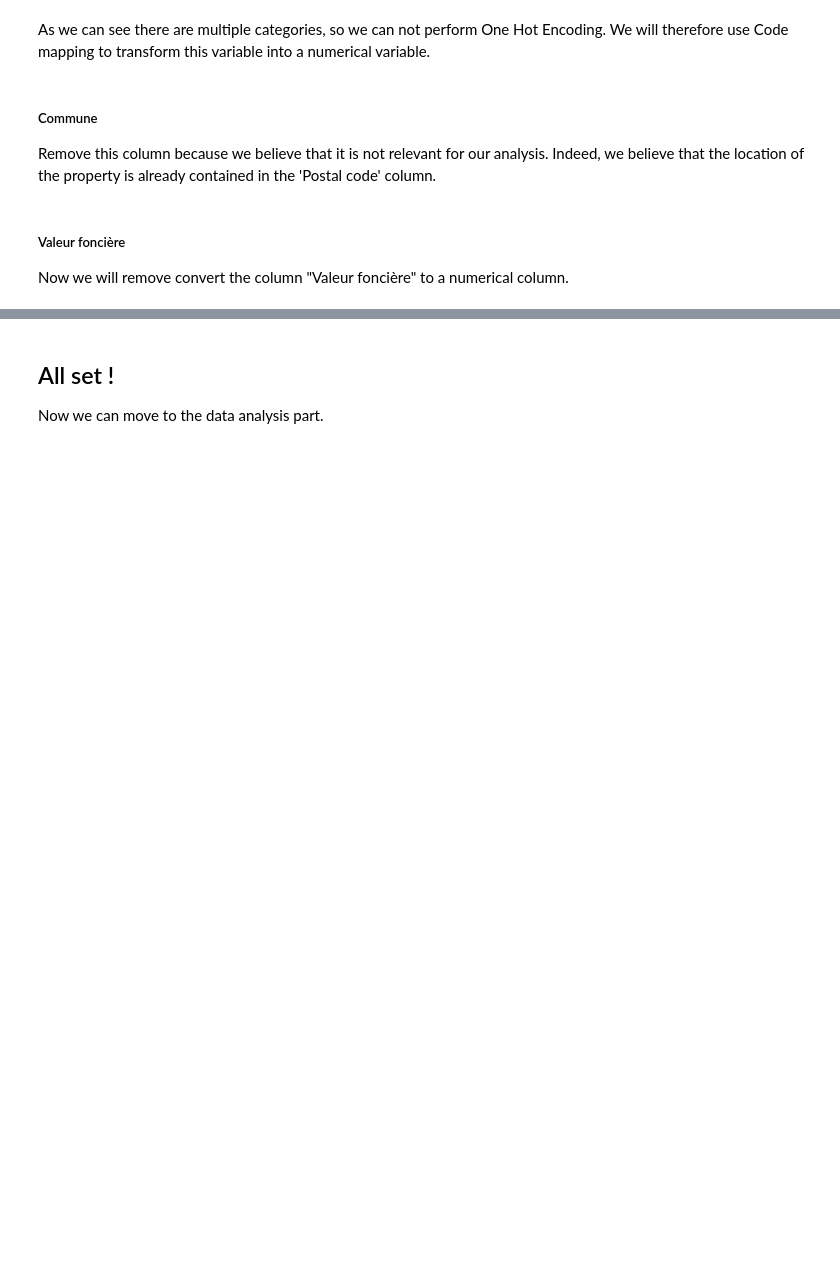
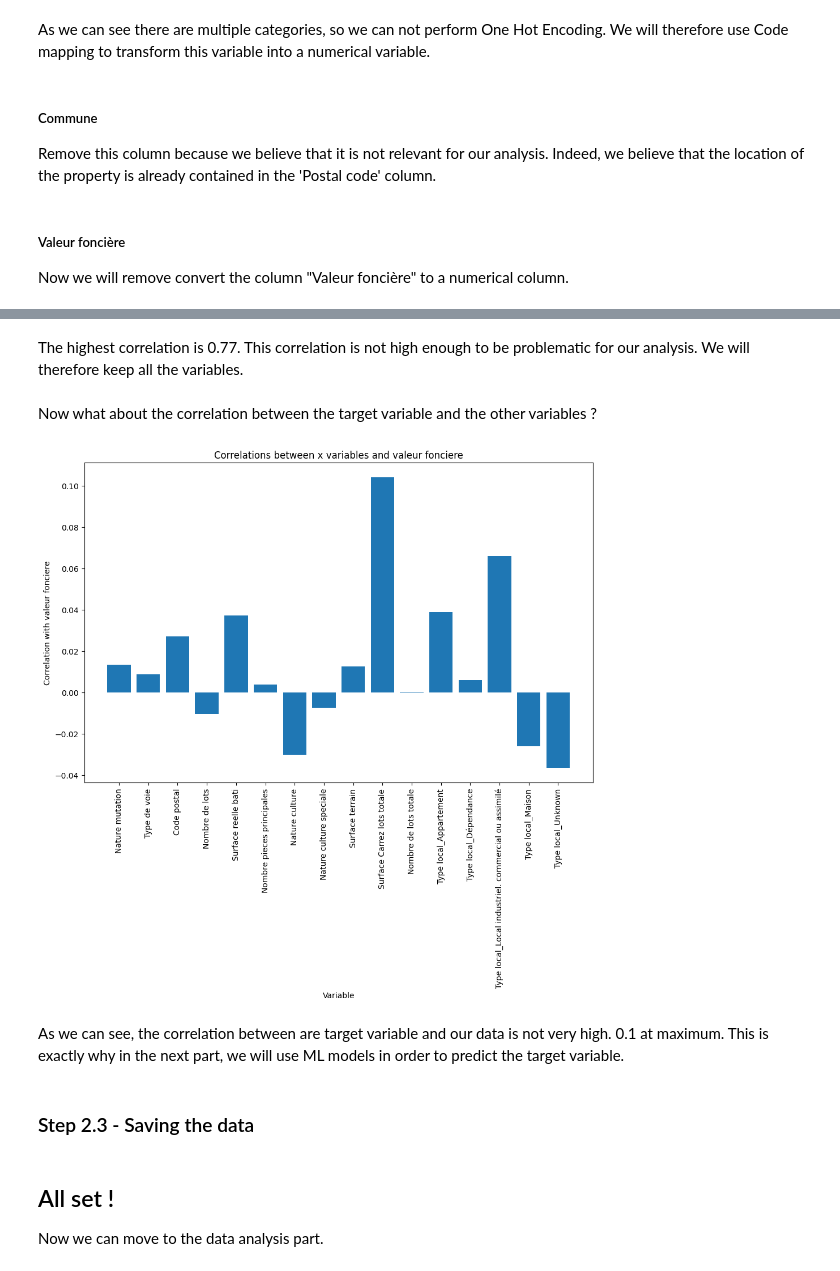
Before and after one commit to PaulZaman/HousePricing, a Jupyter notebook: DataPreperation.ipynb, the cells around one changed output, grey strips where cells are left out. Cells and saved outputs as stored; diff of their text form; code cells hidden in the pictures; blank space fills up the shorter version.

```diff
--- a/DataPreperation.ipynb
+++ b/DataPreperation.ipynb
@@ -486,0 +517,23 @@ df.to_csv('data/valeursfoncieres-2022.csv', index=False)
+# %% [markdown]
+The highest correlation is 0.77. This correlation is not high enough to be problematic for our analysis. We will therefore keep all the variables.
+# %% [markdown]
+Now what about the correlation between the target variable and the other variables ?
+# %%
+# correlation with output variable
+correlations = x.corrwith(y)
+
+# Create a histogram
+fig, ax = plt.subplots(figsize=(10, 10))  # Adjust the figsize as per your preference
+ax.bar(correlations.index, correlations.values)
+ax.set_xlabel('Variable')
+ax.set_ylabel('Correlation with valeur fonciere')
+ax.set_title('Correlations between x variables and valeur fonciere')
+ax.tick_params(axis='x', rotation=90)
+plt.tight_layout()
+plt.show()
+# %% [output]
+[figure, added]
+# %% [markdown]
+As we can see, the correlation between are target variable and our data is not very high. 0.1 at maximum. This is exactly why in the next part, we will use ML models in order to predict the target variable.
+# %% [markdown]
+### Step 2.3 - Saving the data
```
Also changed, not shown: parts of 10 cells of this notebook.
